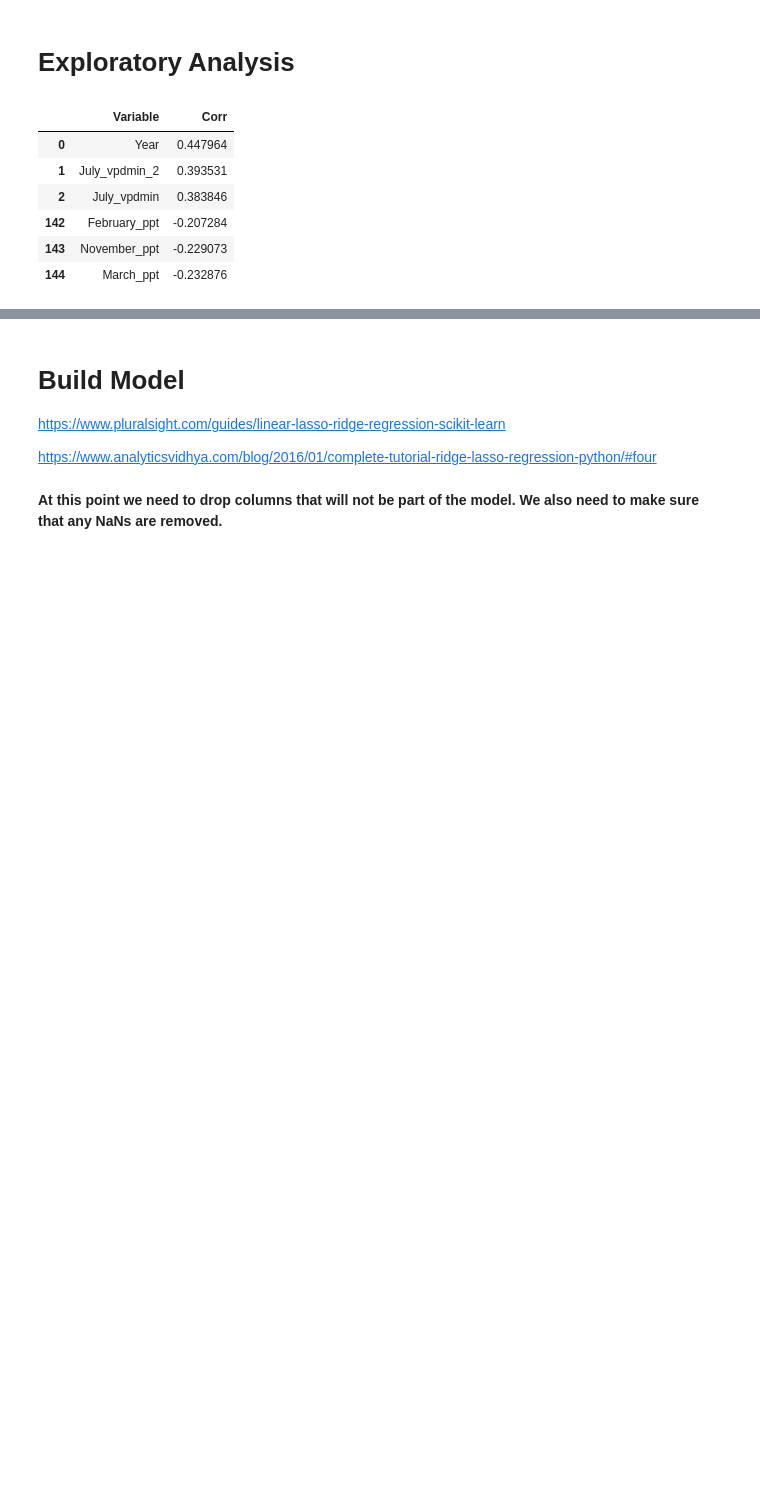
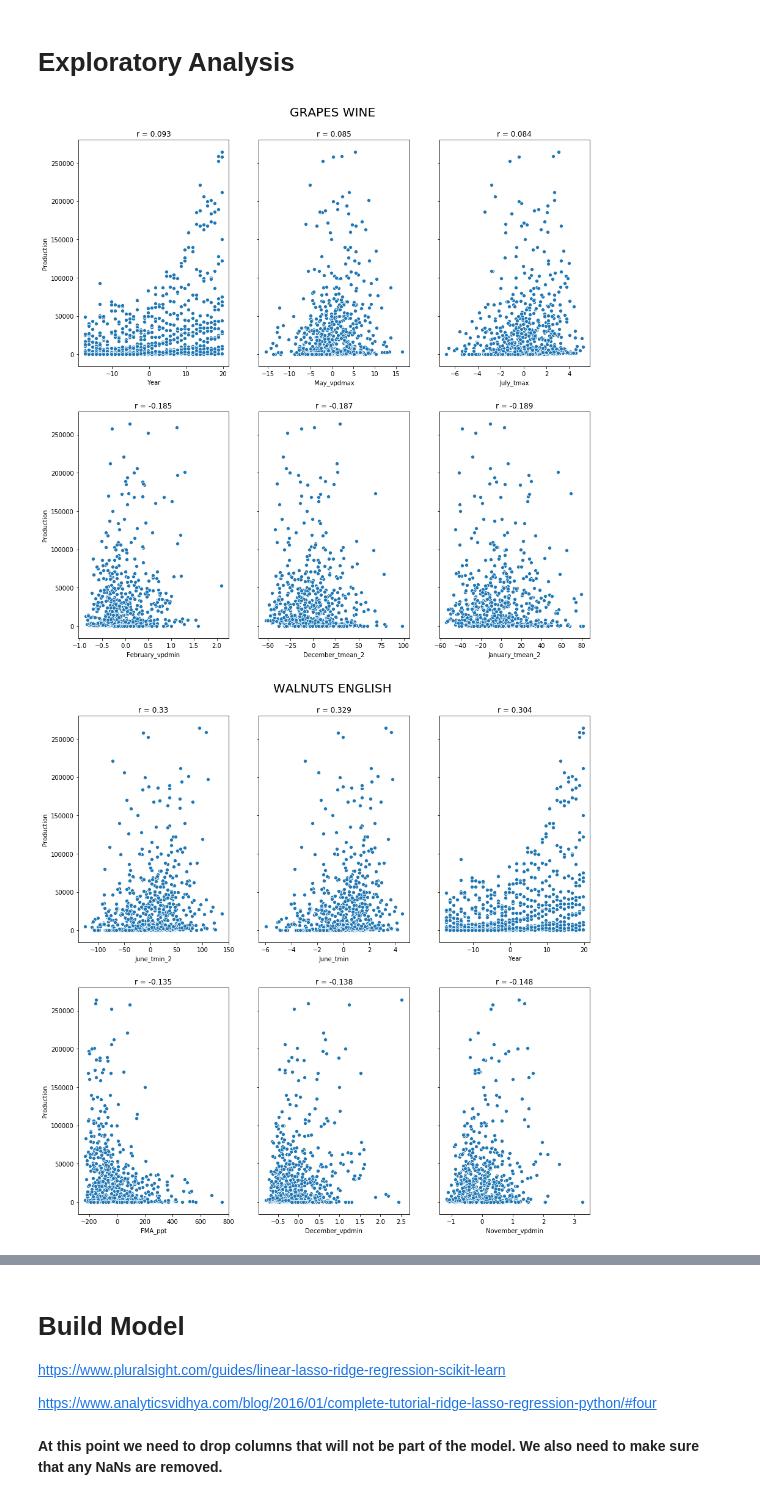
Before and after one commit to christopher-reed/CA-High-Value-Crops, a Jupyter notebook: Crop_Weather_EDA.ipynb, the cells around one changed output, grey strips where cells are left out. Cells and saved outputs as stored; diff of their text form; code cells hidden in the pictures; blank space fills up the shorter version.

```diff
--- a/Crop_Weather_EDA.ipynb
+++ b/Crop_Weather_EDA.ipynb
@@ -187,4 +257,2 @@ df_centered.head()
 # %% [markdown]
 # Exploratory Analysis
-# %%
-corrs = df_almond_model.drop('Production', axis=1).apply(lambda x: x.corr(df_almond_model['Production']))
@@ -199,25 +259,50 @@ neg_corr_vars = list(neg_corr['Variable'].values)
-# %%
-pd.concat([df_corr.head(3), df_corr.tail(3)])
-# %% [output]
-|  | Variable | Corr |
-| 0 | Year | 0.447964 |
-| 1 | July_vpdmin_2 | 0.393531 |
-| 2 | July_vpdmin | 0.383846 |
-| 142 | February_ppt | -0.207284 |
-| 143 | November_ppt | -0.229073 |
-| 144 | March_ppt | -0.232876 |
 # %%
 df_vars = pd.concat([df_corr.head(3), df_corr.tail(3)])
 vars = list(df_vars['Variable'].values)
 
-def plot_matrix(vars, crop):
+def plot_matrix(vars, crop, corr_values):
   fig, axes = plt.subplots(2, 3, figsize = (15,15), sharey = True)
 
   sns.scatterplot(x = vars[0], y = 'Production', data = df_almond_model, ax =axes[0,0])
+  axes[0,0].set_title('r = ' + str(round(corr_values[0],3)))
+
   sns.scatterplot(x = vars[1], y = 'Production', data = df_almond_model, ax =axes[0,1])
+  axes[0,1].set_title('r = ' + str(round(corr_values[1],3)))
+
   sns.scatterplot(x = vars[2], y = 'Production', data = df_almond_model, ax =axes[0,2])
+  axes[0,2].set_title('r = ' + str(round(corr_values[2],3)))
+
   sns.scatterplot(x = vars[3], y = 'Production', data = df_almond_model, ax =axes[1,0])
+  axes[1,0].set_title('r = ' + str(round(corr_values[3],3)))
+
   sns.scatterplot(x = vars[4], y = 'Production', data = df_almond_model, ax =axes[1,1])
+  axes[1,1].set_title('r = ' + str(round(corr_values[4],3)))
+
   sns.scatterplot(x = vars[5], y = 'Production', data = df_almond_model, ax =axes[1,2])
+  axes[1,2].set_title('r = ' + str(round(corr_values[5],3)))
 
-  plt.suptitle(crop, fontsize = 20, y = 0.9)
+  plt.suptitle(crop, fontsize = 20, x = 0.51, y = 0.93)
+# %%
+for crop in df_centered['Crop Name'].unique():
+
+  df_crop = df_centered[df_centered['Crop Name'] == crop]
+
+  df_crop = df_crop.drop(['County','Commodity Code', 'County Code', 'Harvested Acres',
+                 'Yield per Acre', 'Price per Unit', 'Total Value','Unit', 'Crop Name'], axis = 1)
+
+  df_crop = df_crop[pd.notnull(df_crop['Production'])]
+
+  corrs = df_crop.drop('Production', axis=1).apply(lambda x: x.corr(df_crop['Production']))
+
+  df_corr = corrs.sort_values(ascending = False).to_frame().reset_index().rename(columns = {'index':'Variable', 0:'Corr'})
+
+  df_vars = pd.concat([df_corr.head(3), df_corr.tail(3)])
+
+  vars = list(df_vars['Variable'].values)
+
+  corr_values = list(df_vars['Corr'].values)
+
+  plot_matrix(vars, crop, corr_values)
+# %% [output]
+[figure, added]
+[figure, added]
```
Also changed, not shown: parts of 21 cells of this notebook.
